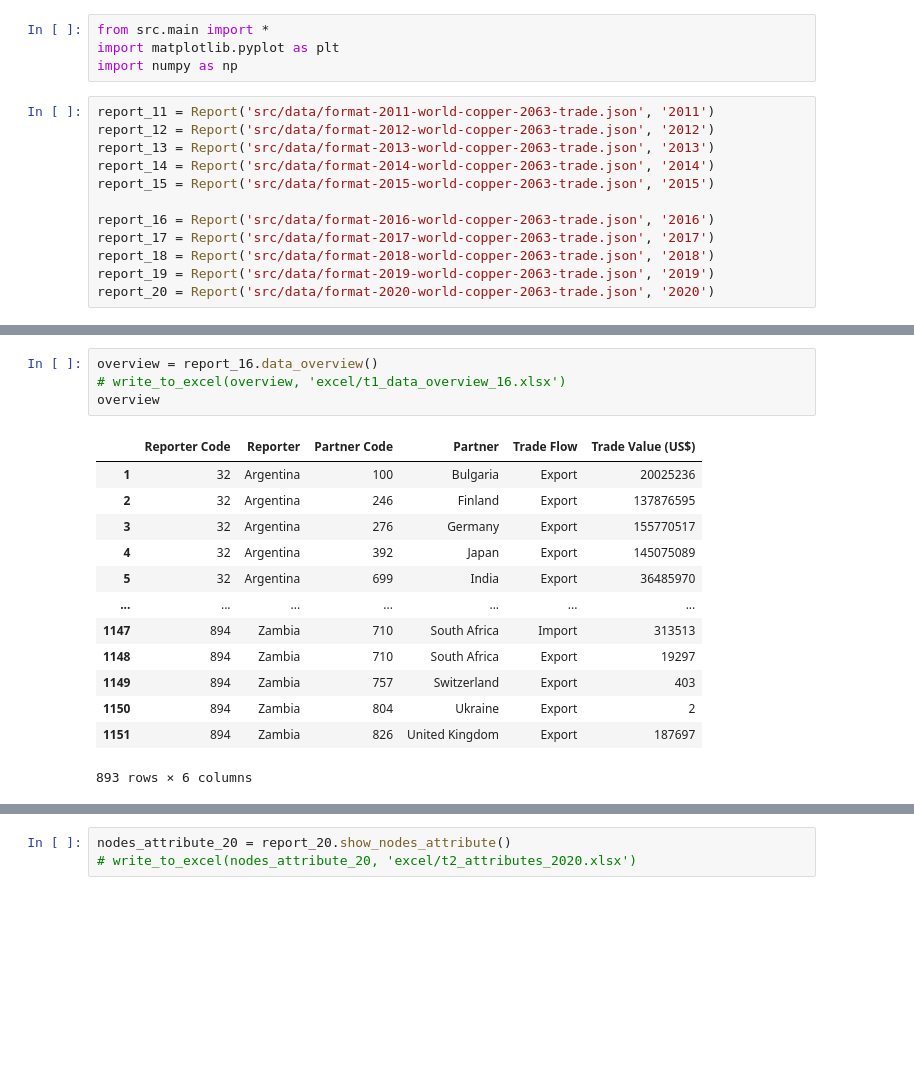
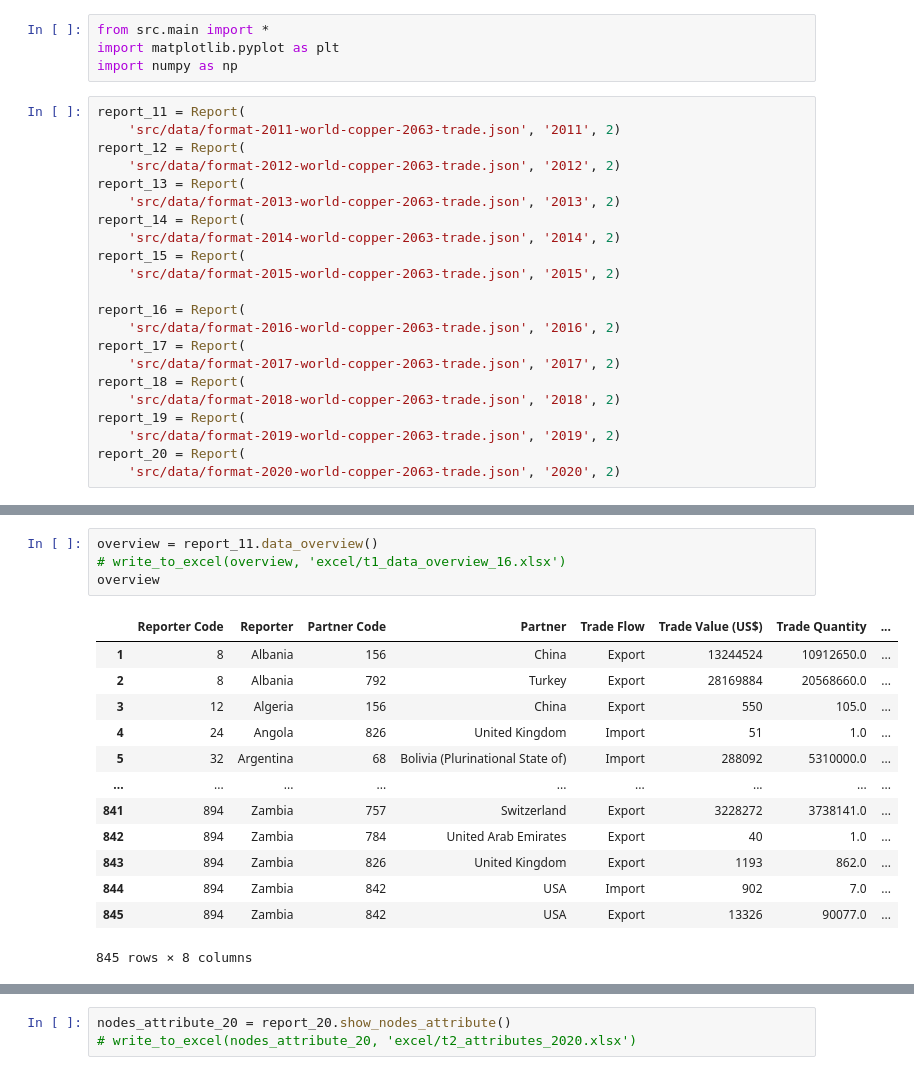
Before and after one commit to iLnezoH/cooper-trade, a Jupyter notebook: chart.ipynb, the cells around one changed output, grey strips where cells are left out. Saved outputs shown, nothing was run; the diff lists cells and outputs as text; blank space fills up the shorter version.

Commit message:
feta(data): data presistence

```diff
--- a/chart.ipynb
+++ b/chart.ipynb
@@ -3,17 +3,27 @@ from src.main import *
 import matplotlib.pyplot as plt
 import numpy as np
 # %%
-report_11 = Report('src/data/format-2011-world-copper-2063-trade.json', '2011')
-report_12 = Report('src/data/format-2012-world-copper-2063-trade.json', '2012')
-report_13 = Report('src/data/format-2013-world-copper-2063-trade.json', '2013')
-report_14 = Report('src/data/format-2014-world-copper-2063-trade.json', '2014')
-report_15 = Report('src/data/format-2015-world-copper-2063-trade.json', '2015')
+report_11 = Report(
+    'src/data/format-2011-world-copper-2063-trade.json', '2011', 2)
+report_12 = Report(
+    'src/data/format-2012-world-copper-2063-trade.json', '2012', 2)
+report_13 = Report(
+    'src/data/format-2013-world-copper-2063-trade.json', '2013', 2)
+report_14 = Report(
+    'src/data/format-2014-world-copper-2063-trade.json', '2014', 2)
+report_15 = Report(
+    'src/data/format-2015-world-copper-2063-trade.json', '2015', 2)
 
-report_16 = Report('src/data/format-2016-world-copper-2063-trade.json', '2016')
-report_17 = Report('src/data/format-2017-world-copper-2063-trade.json', '2017')
-report_18 = Report('src/data/format-2018-world-copper-2063-trade.json', '2018')
-report_19 = Report('src/data/format-2019-world-copper-2063-trade.json', '2019')
-report_20 = Report('src/data/format-2020-world-copper-2063-trade.json', '2020')
+report_16 = Report(
+    'src/data/format-2016-world-copper-2063-trade.json', '2016', 2)
+report_17 = Report(
+    'src/data/format-2017-world-copper-2063-trade.json', '2017', 2)
+report_18 = Report(
+    'src/data/format-2018-world-copper-2063-trade.json', '2018', 2)
+report_19 = Report(
+    'src/data/format-2019-world-copper-2063-trade.json', '2019', 2)
+report_20 = Report(
+    'src/data/format-2020-world-copper-2063-trade.json', '2020', 2)
 # %%
 reports = [
     report_11, report_12, report_13, report_14, report_15,
@@ -72,18 +79,18 @@ pd.DataFrame(report_20.net.getAdjacencyEntropies().items())
 # %%
-overview = report_16.data_overview()
+overview = report_11.data_overview()
 # write_to_excel(overview, 'excel/t1_data_overview_16.xlsx')
 overview
 # %% [output]
-|  | Reporter Code | Reporter | Partner Code | Partner | Trade Flow | Trade Value (US$) |
-| 1 | 32 | Argentina | 100 | Bulgaria | Export | 20025236 |
-| 2 | 32 | Argentina | 246 | Finland | Export | 137876595 |
-| 3 | 32 | Argentina | 276 | Germany | Export | 155770517 |
-| 4 | 32 | Argentina | 392 | Japan | Export | 145075089 |
-| 5 | 32 | Argentina | 699 | India | Export | 36485970 |
-| ... | ... | ... | ... | ... | ... | ... |
-| 1147 | 894 | Zambia | 710 | South Africa | Import | 313513 |
-| 1148 | 894 | Zambia | 710 | South Africa | Export | 19297 |
-| 1149 | 894 | Zambia | 757 | Switzerland | Export | 403 |
-| 1150 | 894 | Zambia | 804 | Ukraine | Export | 2 |
-| 1151 | 894 | Zambia | 826 | United Kingdom | Export | 187697 |
+|  | Reporter Code | Reporter | Partner Code | Partner | Trade Flow | Trade Value (US$) | Trade Quantity | ... |
+| 1 | 8 | Albania | 156 | China | Export | 13244524 | 10912650.0 | ... |
+| 2 | 8 | Albania | 792 | Turkey | Export | 28169884 | 20568660.0 | ... |
+| 3 | 12 | Algeria | 156 | China | Export | 550 | 105.0 | ... |
+| 4 | 24 | Angola | 826 | United Kingdom | Import | 51 | 1.0 | ... |
+| 5 | 32 | Argentina | 68 | Bolivia (Plurinational State of) | Import | 288092 | 5310000.0 | ... |
+| ... | ... | ... | ... | ... | ... | ... | ... | ... |
+| 841 | 894 | Zambia | 757 | Switzerland | Export | 3228272 | 3738141.0 | ... |
+| 842 | 894 | Zambia | 784 | United Arab Emirates | Export | 40 | 1.0 | ... |
+| 843 | 894 | Zambia | 826 | United Kingdom | Export | 1193 | 862.0 | ... |
+| 844 | 894 | Zambia | 842 | USA | Import | 902 | 7.0 | ... |
+| 845 | 894 | Zambia | 842 | USA | Export | 13326 | 90077.0 | ... |
-893 rows × 6 columns
+845 rows × 8 columns
```
Also changed, not shown: parts of 20 cells of this notebook, 43 other files.
